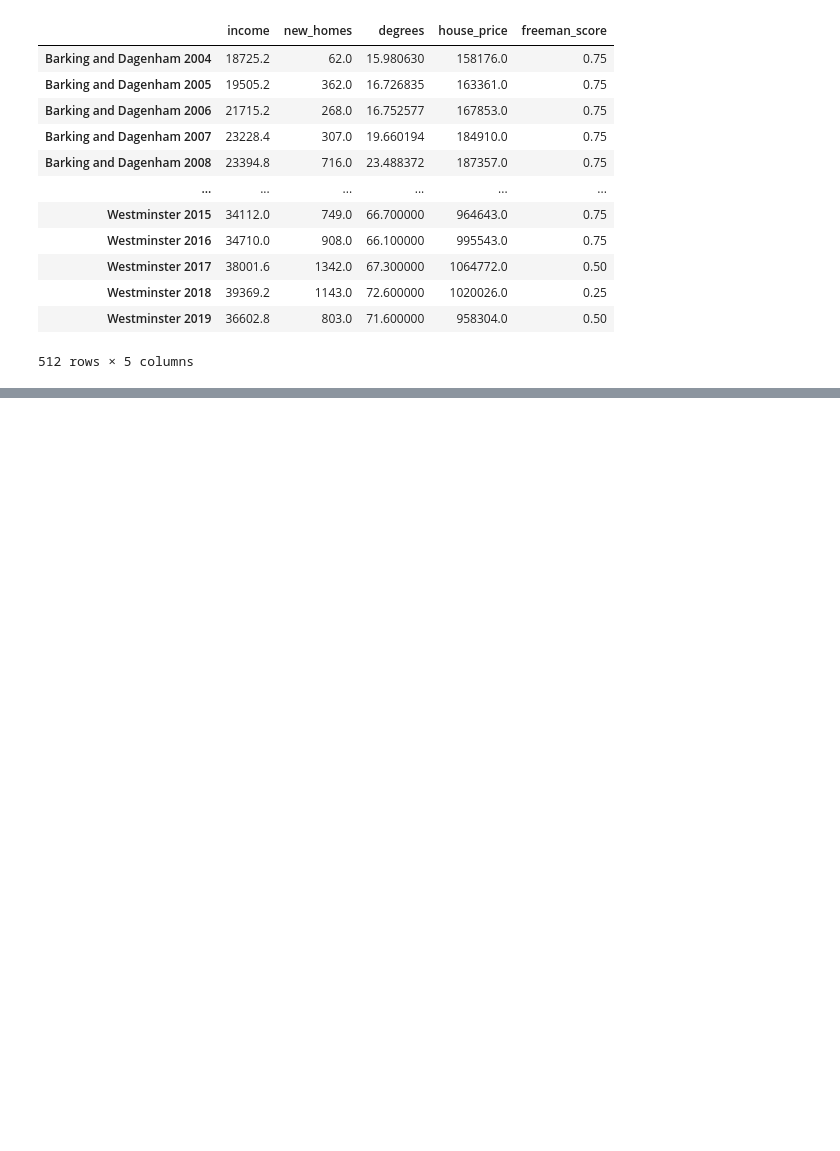
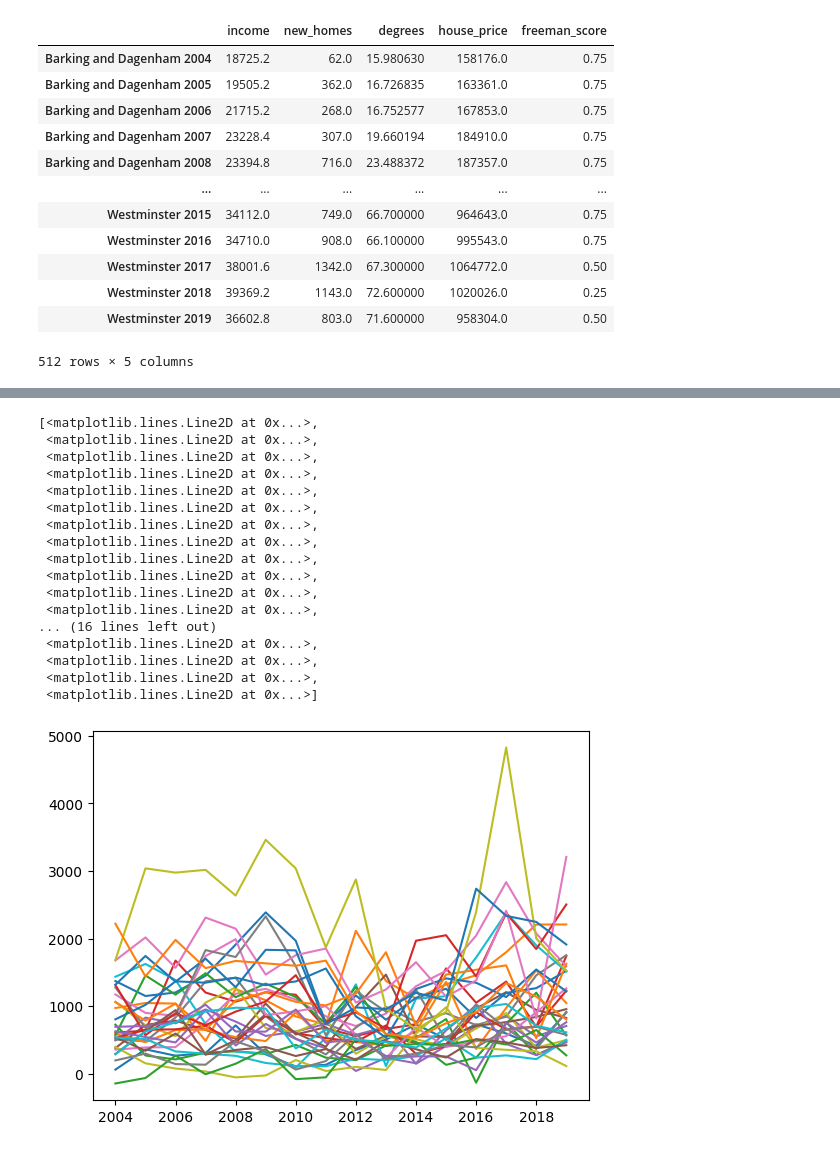
Before and after one commit to AishaYC/aia-grad-hackathon, a Jupyter notebook: freeman_model.ipynb, the cells around one changed output, grey strips where cells are left out. Cells and saved outputs as stored; diff of their text form; code cells hidden in the pictures; blank space fills up the shorter version.

```diff
--- a/freeman_model.ipynb
+++ b/freeman_model.ipynb
@@ -158,0 +199,22 @@ ValueError: Invalid classes inferred from unique values of `y`.  Expected: [0 1
+# %%
+# new_homes_df.transpose().plot()
+plt.plot(new_homes_df.transpose())
+# %% [output]
+[<matplotlib.lines.Line2D at 0x...>,
+ <matplotlib.lines.Line2D at 0x...>,
+ <matplotlib.lines.Line2D at 0x...>,
+ <matplotlib.lines.Line2D at 0x...>,
+ <matplotlib.lines.Line2D at 0x...>,
+ <matplotlib.lines.Line2D at 0x...>,
+ <matplotlib.lines.Line2D at 0x...>,
+ <matplotlib.lines.Line2D at 0x...>,
+ <matplotlib.lines.Line2D at 0x...>,
+ <matplotlib.lines.Line2D at 0x...>,
+ <matplotlib.lines.Line2D at 0x...>,
+ <matplotlib.lines.Line2D at 0x...>,
+... (16 lines left out)
+ <matplotlib.lines.Line2D at 0x...>,
+ <matplotlib.lines.Line2D at 0x...>,
+ <matplotlib.lines.Line2D at 0x...>,
+ <matplotlib.lines.Line2D at 0x...>]
+[figure, added]
```
Also changed, not shown: parts of 8 cells of this notebook, 6 other files.
